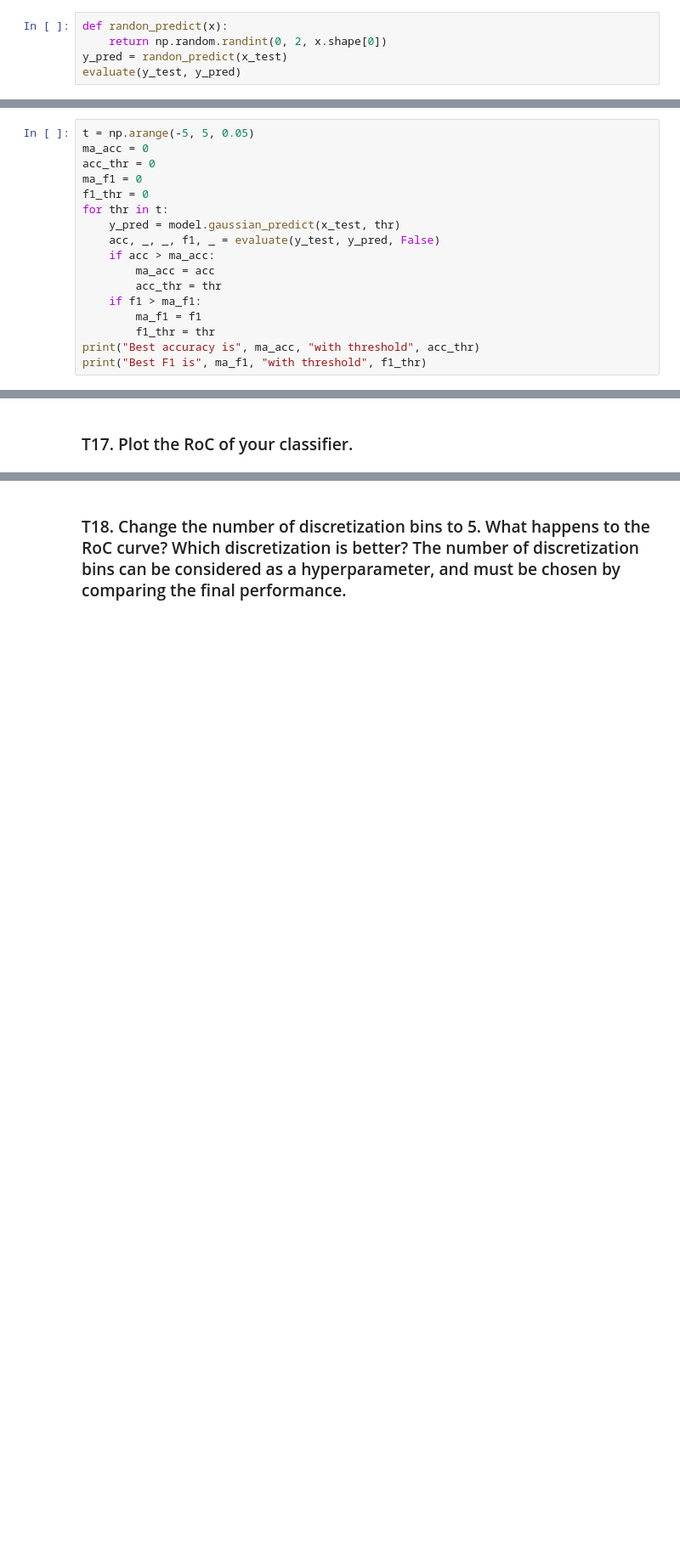
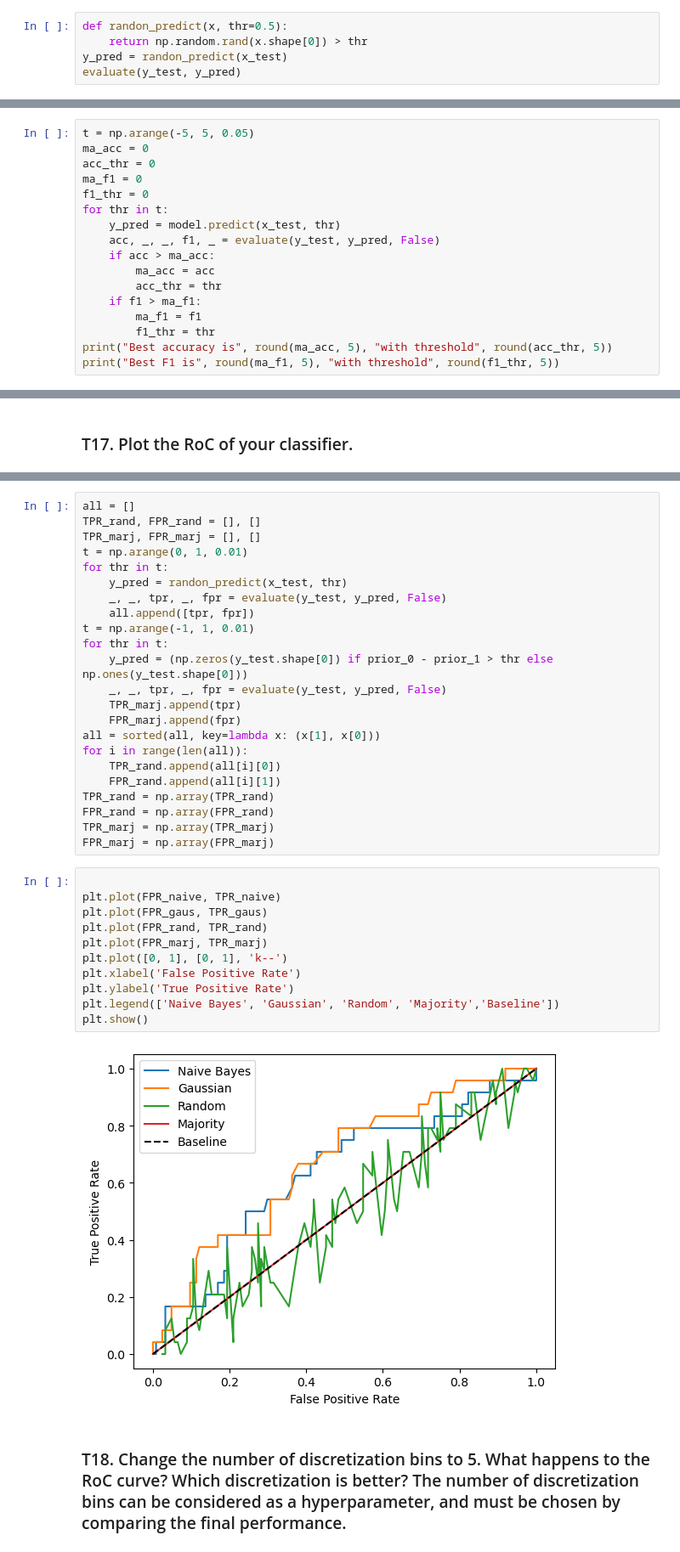
Before and after one commit to ADNCRICH/CU_submission, a Jupyter notebook: Pattern_Recognition/HW2/Pattern_HW2_student_2024.ipynb, the cells around one changed output, grey strips where cells are left out. Shown at 85% size. Saved outputs shown, nothing was run; the diff lists cells and outputs as text; blank space fills up the shorter version.

```diff
--- a/Pattern_Recognition/HW2/Pattern_HW2_student_2024.ipynb
+++ b/Pattern_Recognition/HW2/Pattern_HW2_student_2024.ipynb
@@ -529,8 +533,8 @@ FPR: 0.10
 # %% [markdown]
 ### T13 : The random choice baseline is the accuracy if you make a random guess for each test sample. Give random guess (50% leaving, and 50% staying) to the test samples. Report the overall Accuracy. Then, report the Precision, Recall, and F score for attrition prediction using the random choice baseline.
 # %%
-def randon_predict(x):
-    return np.random.randint(0, 2, x.shape[0])
+def randon_predict(x, thr=0.5):
+    return np.random.rand(x.shape[0]) > thr
 y_pred = randon_predict(x_test)
 evaluate(y_test, y_pred)
 # %% [output]
@@ -572,7 +576,7 @@ acc_thr = 0
 ma_f1 = 0
 f1_thr = 0
 for thr in t:
-    y_pred = model.gaussian_predict(x_test, thr)
+    y_pred = model.predict(x_test, thr)
     acc, _, _, f1, _ = evaluate(y_test, y_pred, False)
     if acc > ma_acc:
         ma_acc = acc
@@ -580,6 +584,6 @@ for thr in t:
     if f1 > ma_f1:
         ma_f1 = f1
         f1_thr = thr
-print("Best accuracy is", ma_acc, "with threshold", acc_thr)
-print("Best F1 is", ma_f1, "with threshold", f1_thr)
+print("Best accuracy is", round(ma_acc, 5), "with threshold", round(acc_thr, 5))
+print("Best F1 is", round(ma_f1, 5), "with threshold", round(f1_thr, 5))
 # %% [output]
@@ -609,2 +613,38 @@ plt.plot(FPR, TPR)
+# %%
+all = []
+TPR_rand, FPR_rand = [], []
+TPR_marj, FPR_marj = [], []
+t = np.arange(0, 1, 0.01)
+for thr in t:
+    y_pred = randon_predict(x_test, thr)
+    _, _, tpr, _, fpr = evaluate(y_test, y_pred, False)
+    all.append([tpr, fpr])
+t = np.arange(-1, 1, 0.01)
+for thr in t:
+    y_pred = (np.zeros(y_test.shape[0]) if prior_0 - prior_1 > thr else np.ones(y_test.shape[0]))
+    _, _, tpr, _, fpr = evaluate(y_test, y_pred, False)
+    TPR_marj.append(tpr)
+    FPR_marj.append(fpr)
+all = sorted(all, key=lambda x: (x[1], x[0]))
+for i in range(len(all)):
+    TPR_rand.append(all[i][0])
+    FPR_rand.append(all[i][1])
+TPR_rand = np.array(TPR_rand)
+FPR_rand = np.array(FPR_rand)
+TPR_marj = np.array(TPR_marj)
+FPR_marj = np.array(FPR_marj)
+# %%
+
+plt.plot(FPR_naive, TPR_naive)
+plt.plot(FPR_gaus, TPR_gaus)
+plt.plot(FPR_rand, TPR_rand)
+plt.plot(FPR_marj, TPR_marj)
+plt.plot([0, 1], [0, 1], 'k--')
+plt.xlabel('False Positive Rate')
+plt.ylabel('True Positive Rate')
+plt.legend(['Naive Bayes', 'Gaussian', 'Random', 'Majority','Baseline'])
+plt.show()
+# %% [output]
+[figure, added]
 # %% [markdown]
 ### T18. Change the number of discretization bins to 5. What happens to the RoC curve? Which discretization is better? The number of discretization bins can be considered as a hyperparameter, and must be chosen by comparing the final performance.
```
Also changed, not shown: parts of 17 cells of this notebook, 1 other file.
